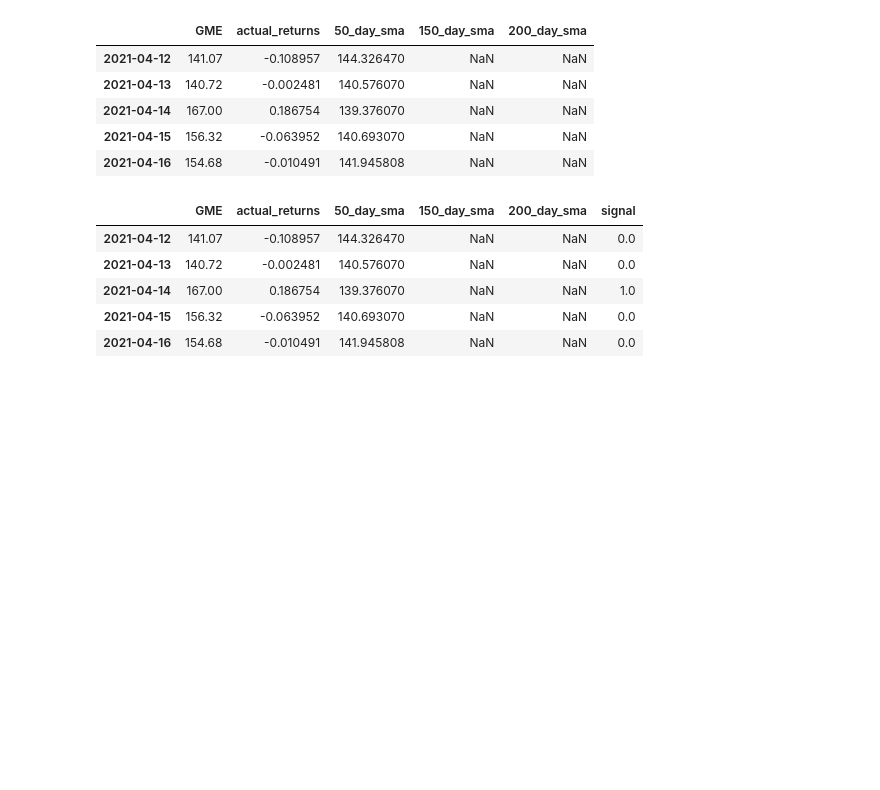
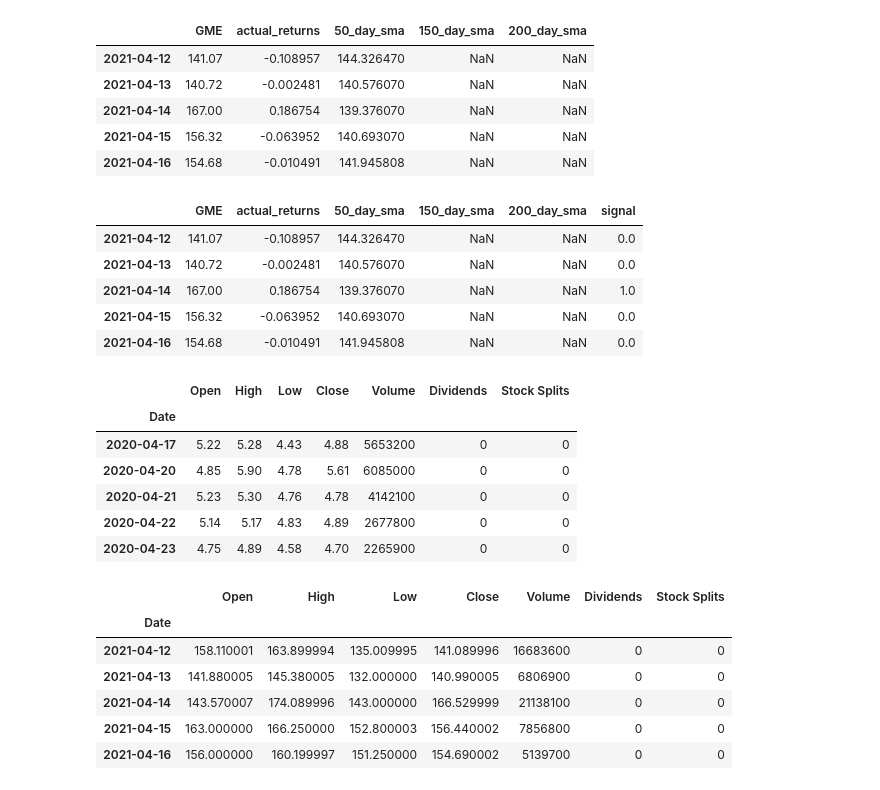
Before and after one commit to billysco/sentiment_analysis, a Jupyter notebook: prices_from_alpaca.ipynb, the cells around one changed output. Cells and saved outputs as stored; diff of their text form; code cells hidden in the pictures; blank space fills up the shorter version.

```diff
--- a/prices_from_alpaca.ipynb
+++ b/prices_from_alpaca.ipynb
@@ -196,0 +199,4 @@ gme_df.tail()
+# %%
+# Set symbol and convert to ticker for yfinance
+symbol = 'GME'
+ticker = yf.Ticker(symbol)
@@ -196,0 +209,19 @@ gme_df.tail()
+# %%
+# preview data
+display(data.head())
+display(data.tail())
+# %% [output]
+|  | Open | High | Low | Close | Volume | Dividends | Stock Splits |
+| Date |  |  |  |  |  |  |  |
+| 2020-04-17 | 5.22 | 5.28 | 4.43 | 4.88 | 5653200 | 0 | 0 |
+| 2020-04-20 | 4.85 | 5.90 | 4.78 | 5.61 | 6085000 | 0 | 0 |
+| 2020-04-21 | 5.23 | 5.30 | 4.76 | 4.78 | 4142100 | 0 | 0 |
+| 2020-04-22 | 5.14 | 5.17 | 4.83 | 4.89 | 2677800 | 0 | 0 |
+| 2020-04-23 | 4.75 | 4.89 | 4.58 | 4.70 | 2265900 | 0 | 0 |
+|  | Open | High | Low | Close | Volume | Dividends | Stock Splits |
+| Date |  |  |  |  |  |  |  |
+| 2021-04-12 | 158.110001 | 163.899994 | 135.009995 | 141.089996 | 16683600 | 0 | 0 |
+| 2021-04-13 | 141.880005 | 145.380005 | 132.000000 | 140.990005 | 6806900 | 0 | 0 |
+| 2021-04-14 | 143.570007 | 174.089996 | 143.000000 | 166.529999 | 21138100 | 0 | 0 |
+| 2021-04-15 | 163.000000 | 166.250000 | 152.800003 | 156.440002 | 7856800 | 0 | 0 |
+| 2021-04-16 | 156.000000 | 160.199997 | 151.250000 | 154.690002 | 5139700 | 0 | 0 |
```
Also changed, not shown: parts of 7 cells of this notebook.
